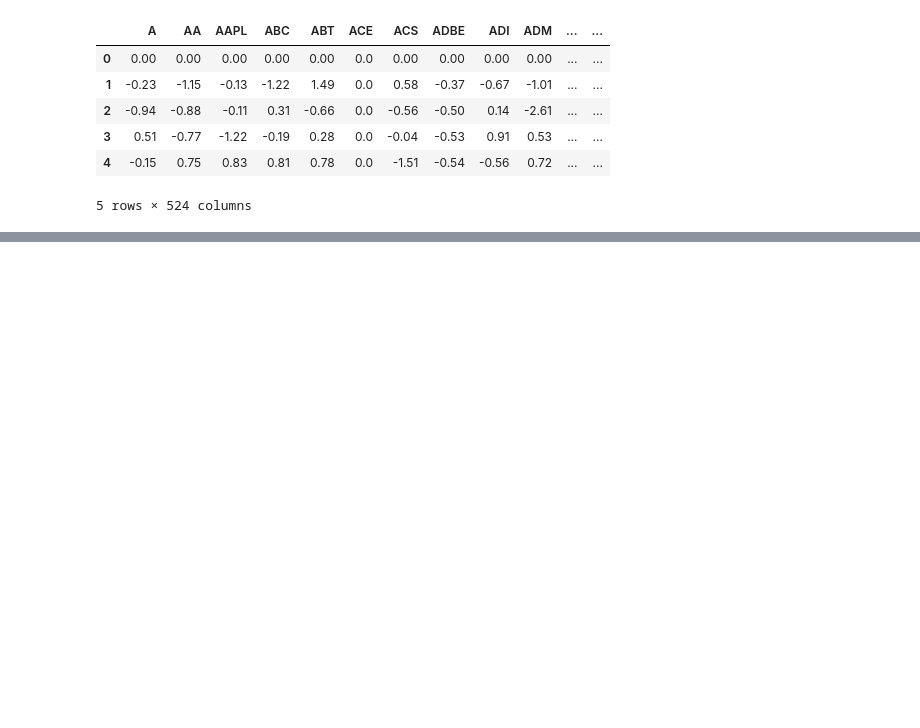
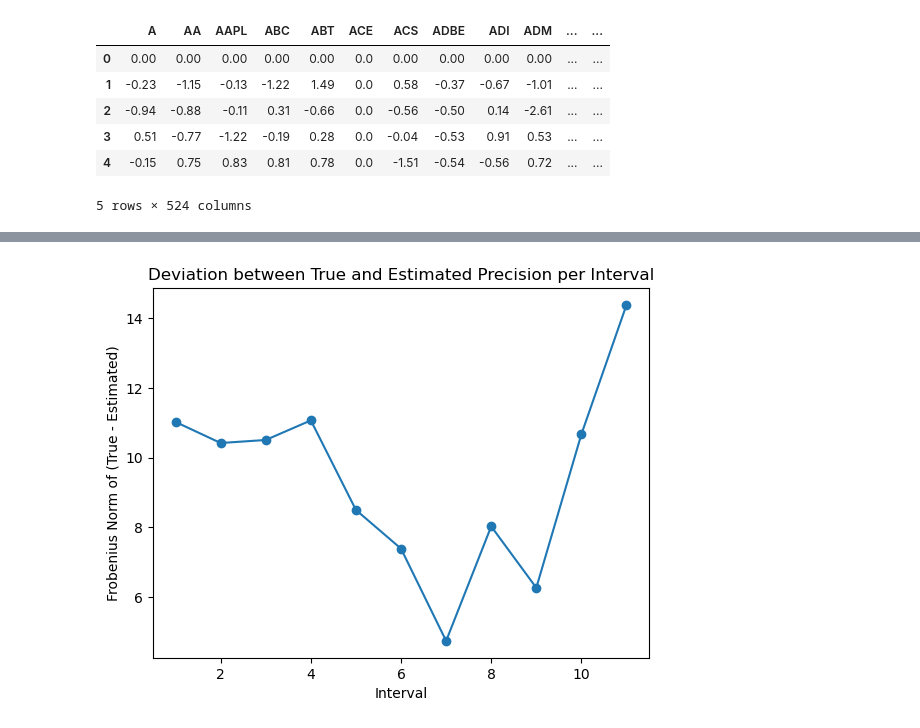
Before and after one commit to AlaaBouattour/TVGL-in-python, a Jupyter notebook: Examples/SP500_case.ipynb, the cells around one changed output, grey strips where cells are left out. Drawn from its saved outputs; the diff is of its cells as text; code cells hidden in the pictures; blank space fills up the shorter version.

```diff
--- a/Examples/SP500_case.ipynb
+++ b/Examples/SP500_case.ipynb
@@ -32,0 +39,2 @@ data.shape
+# %%
+data_stocks.reset_index(drop=True,inplace=True)
@@ -32,0 +67,20 @@ data.shape
+# %%
+n=5
+T=12
+chunk_size = 62 // T
+
+data_splits = []
+for i in range(T):
+    start = i * chunk_size
+    end = (i+1) * chunk_size
+    data_splits.append(data_stocks.iloc[start:end])
+# %%
+S = []
+n_list = []
+for i in range(T):
+    segment = data_splits[i]
+    n_i = segment.shape[0]
+    n_list.append(n_i)
+    # Empirical covariance. Use rowvar=False so each column is a variable
+    cov_i = np.cov(segment, rowvar=False)
+    S.append(cov_i)
@@ -32,0 +91,14 @@ data.shape
+# %%
+from tvgl_solver import *
+
+lambda_ = 0.01  # L1 regularization (sparsity)
+beta = 1     # Smoothness regularization
+Thetas_estimated =solve_time_varying_graphical_lasso(
+    S=S,
+    n_list=n_list,
+    lambda_=lambda_,
+    beta=beta,
+    penalty_function=perturbed_node,
+    p=6,
+    T=T
+)
@@ -32,0 +123,10 @@ data.shape
+# %%
+import matplotlib.pyplot as plt
+deviations=[np.linalg.norm(Thetas_estimated[i] - Thetas_estimated[i-1], ord='fro') for i in range(1, len(Thetas_estimated))]
+plt.plot(range(1, T), deviations, marker='o')
+plt.xlabel("Interval")
+plt.ylabel("Frobenius Norm of (True - Estimated)")
+plt.title("Deviation between True and Estimated Precision per Interval")
+plt.show()
+# %% [output]
+[figure, added]
```
Also changed, not shown: parts of 9 cells of this notebook, 1 other file.
